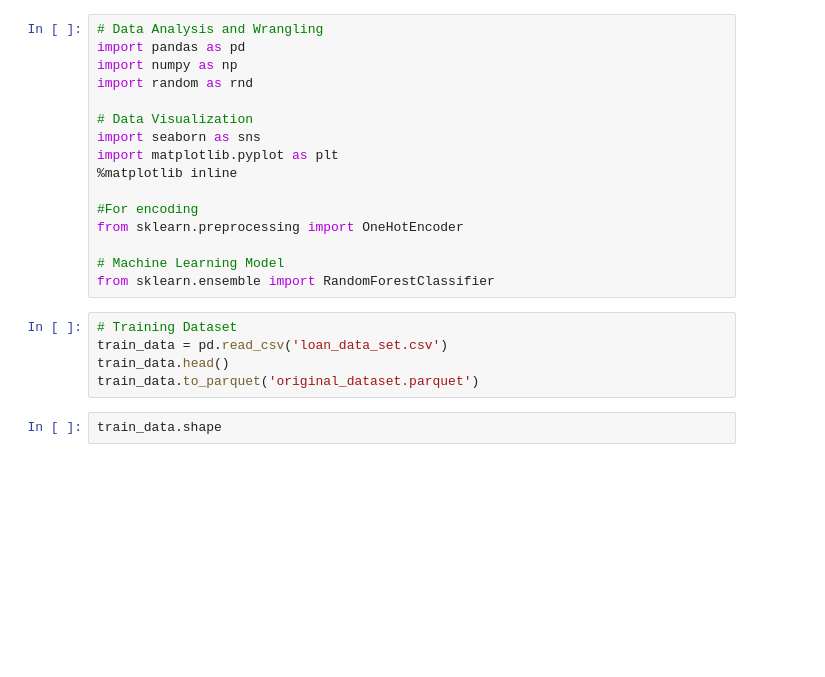
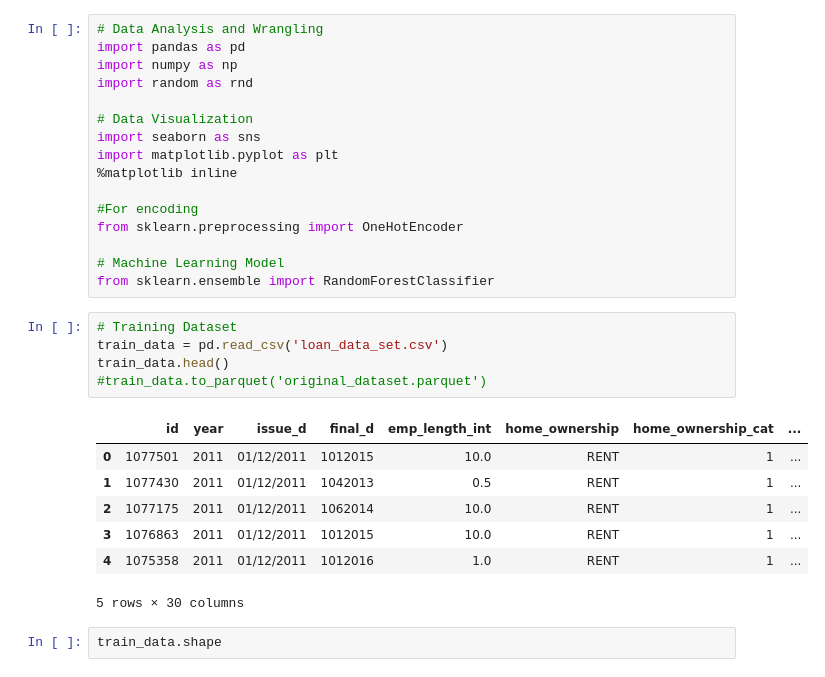
Before and after one commit to devfdm1/ANRKJ-ML, a Jupyter notebook: classification/predict loan risk work book.ipynb, the cells around one changed output. Cells and saved outputs as stored; diff of their text form; blank space fills up the shorter version.

```diff
--- a/classification/predict loan risk work book.ipynb
+++ b/classification/predict loan risk work book.ipynb
@@ -17,8 +17,16 @@ from sklearn.ensemble import RandomForestClassifier
 # %%
 # Training Dataset
 train_data = pd.read_csv('loan_data_set.csv')
 train_data.head()
-train_data.to_parquet('original_dataset.parquet')
+#train_data.to_parquet('original_dataset.parquet')
+# %% [output]
+|  | id | year | issue_d | final_d | emp_length_int | home_ownership | home_ownership_cat | ... |
+| 0 | 1077501 | 2011 | 01/12/2011 | 1012015 | 10.0 | RENT | 1 | ... |
+| 1 | 1077430 | 2011 | 01/12/2011 | 1042013 | 0.5 | RENT | 1 | ... |
+| 2 | 1077175 | 2011 | 01/12/2011 | 1062014 | 10.0 | RENT | 1 | ... |
+| 3 | 1076863 | 2011 | 01/12/2011 | 1012015 | 10.0 | RENT | 1 | ... |
+| 4 | 1075358 | 2011 | 01/12/2011 | 1012016 | 1.0 | RENT | 1 | ... |
+5 rows × 30 columns
 # %%
 train_data.shape
 # %% [output]
```
Also changed, not shown: parts of 5 cells of this notebook, 2 other files.
